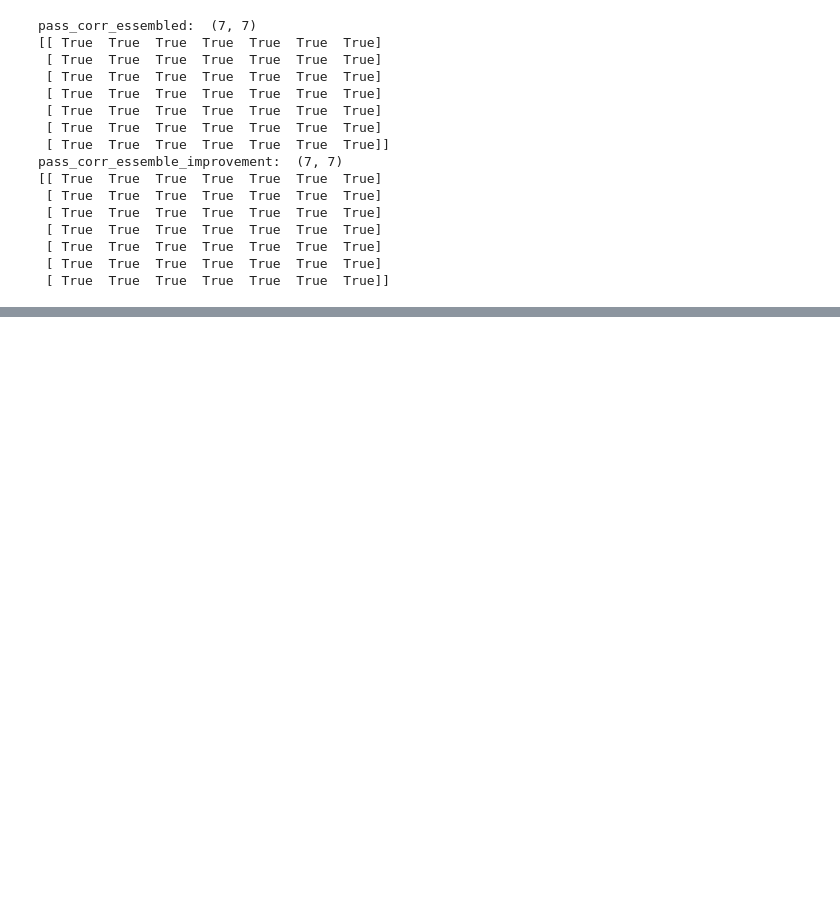
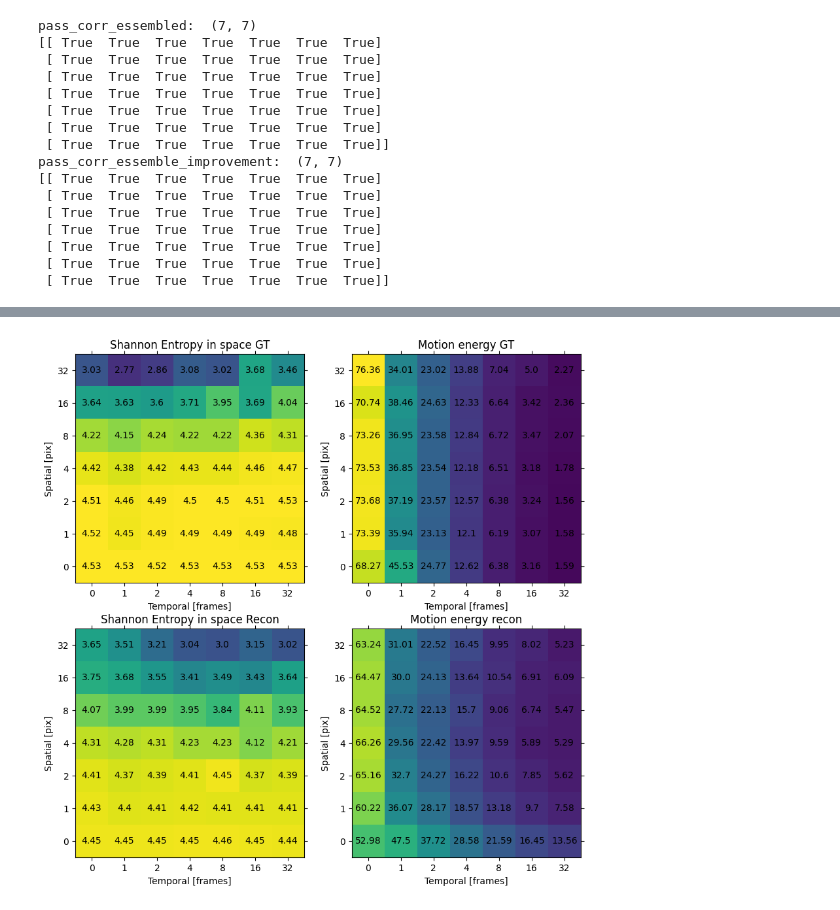
Before and after one commit to Joel-Bauer/movie_reconstruction_code, a Jupyter notebook: scripts/analyse_reconstructions_gaussian_noise.ipynb, the cells around one changed output, grey strips where cells are left out. Saved outputs shown, nothing was run; the diff lists cells and outputs as text; code cells hidden in the pictures; blank space fills up the shorter version.

```diff
--- a/scripts/analyse_reconstructions_gaussian_noise.ipynb
+++ b/scripts/analyse_reconstructions_gaussian_noise.ipynb
@@ -372,0 +434,88 @@ video_gt:  (3, 5, 7, 7, 30, 36, 64)
+# %%
+Entropy_in_space_gt = np.zeros((len(mice),len(reps),len(spatial_length_constant),len(temporal_length_constant)))
+# Entropy_in_timenspace_gt = np.zeros((len(mice),len(reps),len(spatial_length_constant),len(temporal_length_constant)))
+Motion_energy_gt = np.zeros((len(mice),len(reps),len(spatial_length_constant),len(temporal_length_constant)))
+Entropy_in_space_recon = np.zeros((len(mice),len(reps),len(spatial_length_constant),len(temporal_length_constant)))
+# Entropy_in_timenspace_recon = np.zeros((len(mice),len(reps),len(spatial_length_constant),len(temporal_length_constant)))
+Motion_energy_recon = np.zeros((len(mice),len(reps),len(spatial_length_constant),len(temporal_length_constant)))
+
+for mouse in mice:
+    for rep in range(0,len(reps)):
+        for spatial_n in spatial_length_constant:
+            for temporal_n in temporal_length_constant:
+                Entropy_in_space_gt[mouse,rep,spatial_n,temporal_n] = video_entropy_in_space(video_gt[mouse,rep,spatial_n,temporal_n,:,:,11:11+36],np.where(mask[mouse,:,11:11+36] >= 0,1,0))
+                # Entropy_in_timenspace_gt[mouse,rep,spatial_n,temporal_n] = video_entropy_in_timenspace(video_gt[mouse,rep,spatial_n,temporal_n,:,:,11:11+36],np.where(mask[mouse,:,11:11+36] >= 0,1,0))
+                Motion_energy_gt[mouse,rep,spatial_n,temporal_n] = video_energy(video_gt[mouse,rep,spatial_n,temporal_n,:,:,11:11+36],np.where(mask[mouse,:,11:11+36] >= 0,1,0)).mean()
+
+                Entropy_in_space_recon[mouse,rep,spatial_n,temporal_n] = video_entropy_in_space(video_pred_norm_masked[mouse,rep,spatial_n,temporal_n],np.where(mask[mouse] >= mask_th,1,0))
+                # Entropy_in_timenspace_recon[mouse,rep,spatial_n,temporal_n] = video_entropy_in_timenspace(video_pred_norm_masked[mouse,rep,spatial_n,temporal_n],np.where(mask[mouse] >= mask_th,1,0))
+                Motion_energy_recon[mouse,rep,spatial_n,temporal_n] = video_energy(video_pred_norm_masked[mouse,rep,spatial_n,temporal_n],np.where(mask[mouse] >= mask_th,1,0)).mean()
+# %%
+fig, ax = plt.subplots(2,2, figsize=(10,10))
+ax[0,0].imshow(Entropy_in_space_gt.mean(axis=(0,1)), cmap='viridis', vmin=2.5, vmax=4.5)
+ax[0,0].invert_yaxis()
+ax[0,0].set_xticks(np.arange(7), ['0','1','2','4','8','16','32'])
+ax[0,0].set_yticks(np.arange(7), ['0','1','2','4','8','16','32'])
+ax[0,0].set_xlabel('Temporal [frames]')
+ax[0,0].set_ylabel('Spatial [pix]')
+#set axis square
+ax[0,0].set_box_aspect(1)
+ax[0,0].tick_params(bottom=True, top=True, left=True, right=True)
+for i in range(7):
+    for j in range(7):
+        c = Entropy_in_space_gt.mean(axis=(0,1))[j,i]
+        ax[0,0].text(i, j, str(round(c, 2)),
+                 va='center', ha='center')
+ax[0,0].set_title('Shannon Entropy in space GT')
+
+ax[0,1].imshow(Motion_energy_gt.mean(axis=(0,1)), cmap='viridis', vmin=0, vmax=75)
+ax[0,1].invert_yaxis()
+ax[0,1].set_xticks(np.arange(7), ['0','1','2','4','8','16','32'])
+ax[0,1].set_yticks(np.arange(7), ['0','1','2','4','8','16','32'])
+ax[0,1].set_xlabel('Temporal [frames]')
+ax[0,1].set_ylabel('Spatial [pix]')
+#set axis square
+ax[0,1].set_box_aspect(1)
+ax[0,1].tick_params(bottom=True, top=True, left=True, right=True)
+for i in range(7):
+    for j in range(7):
+        c = Motion_energy_gt.mean(axis=(0,1))[j,i]
+        ax[0,1].text(i, j, str(round(c, 2)),
+                 va='center', ha='center')
+ax[0,1].set_title('Motion energy GT')
+
+ax[1,0].imshow(Entropy_in_space_recon.mean(axis=(0,1)), cmap='viridis', vmin=2.5, vmax=4.5)
+ax[1,0].invert_yaxis()
+ax[1,0].set_xticks(np.arange(7), ['0','1','2','4','8','16','32'])
+ax[1,0].set_yticks(np.arange(7), ['0','1','2','4','8','16','32'])
+ax[1,0].set_xlabel('Temporal [frames]')
+ax[1,0].set_ylabel('Spatial [pix]')
+#se axis square
+ax[1,0].set_box_aspect(1)
+ax[1,0].tick_params(bottom=True, top=True, left=True, right=True)
+for i in range(7):
+    for j in range(7):
+        c = Entropy_in_space_recon.mean(axis=(0,1))[j,i]
+        ax[1,0].text(i, j, str(round(c, 2)),
+                 va='center', ha='center')
+ax[1,0].set_title('Shannon Entropy in space Recon')
+
+ax[1,1].imshow(Motion_energy_recon.mean(axis=(0,1)), vmin=0, vmax=75)
+ax[1,1].invert_yaxis()
+ax[1,1].set_xticks(np.arange(7), ['0','1','2','4','8','16','32'])
+ax[1,1].set_yticks(np.arange(7), ['0','1','2','4','8','16','32'])
+ax[1,1].set_xlabel('Temporal [frames]')
+ax[1,1].set_ylabel('Spatial [pix]')
+#set axis square
+ax[1,1].set_box_aspect(1)
+ax[1,1].tick_params(bottom=True, top=True, left=True, right=True)
+for i in range(7):
+    for j in range(7):
+        c = Motion_energy_recon.mean(axis=(0,1))[j,i]
+        ax[1,1].text(i, j, str(round(c, 2)),
+                 va='center', ha='center')
+ax[1,1].set_title('Motion energy recon')
+
+fig.savefig('../reconstructions/Gaussian_noise_entropy.svg', format='svg', dpi=1200)
+# %% [output]
+[figure, added]
```
Also changed, not shown: parts of 9 cells of this notebook, 2 other files.
